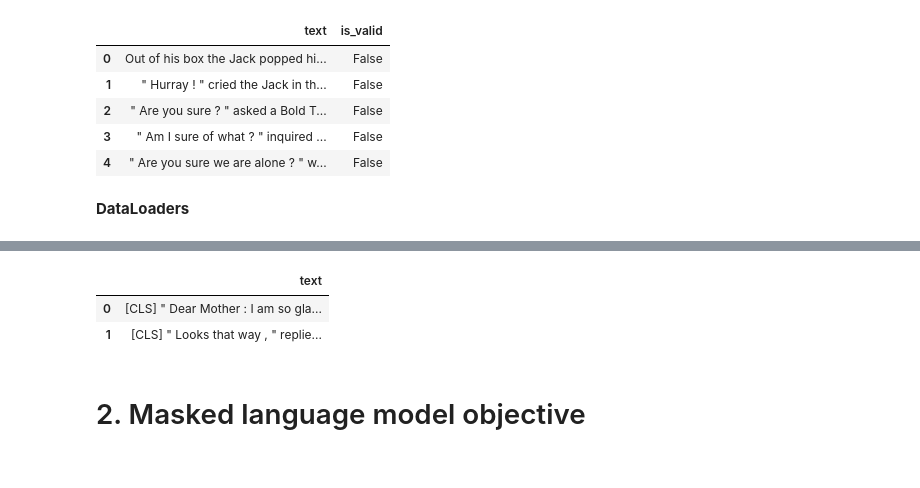
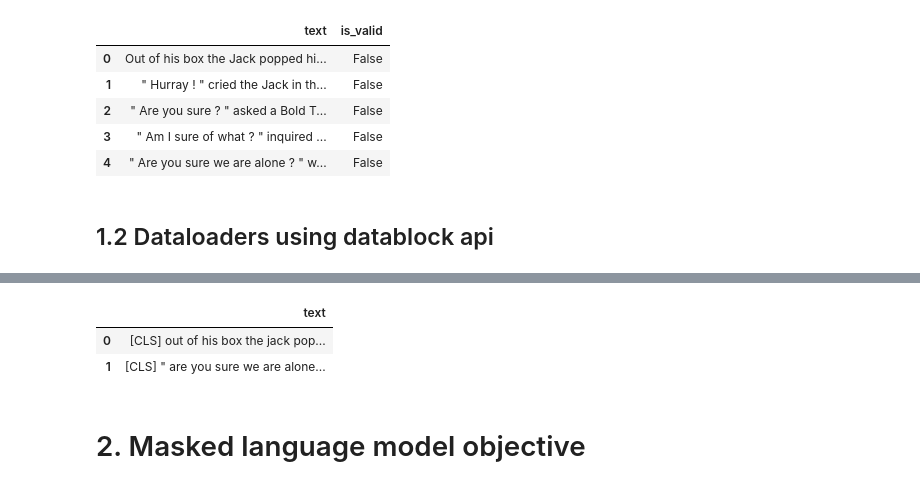
Before and after one commit to richarddwang/electra_pytorch, a Jupyter notebook: MLM_pretraing_with_fastai.ipynb, the cells around one changed output, grey strips where cells are left out. Drawn from its saved outputs; the diff is of its cells as text; code cells hidden in the pictures.

```diff
--- a/MLM_pretraing_with_fastai.ipynb
+++ b/MLM_pretraing_with_fastai.ipynb
@@ -27,0 +29,10 @@ HBox(children=(IntProgress(value=0, description='Downloading', max=213450, style
+# %%
+""" tokenizer and fast tokenizer
+We use normal tokenizer to get vocab, use fast tokenizer to convert tokens to ids.
+Because we can't get vocab from fast tokenizer and fast tokenizer is faster,
+and they have the same token-id mapping.
+"""
+hf_tokenizer = ElectraTokenizer.from_pretrained("google/electra-small-generator")
+hf_fast_tokenizer = ElectraTokenizerFast.from_pretrained("google/electra-small-generator")
+electra_generator = ElectraForMaskedLM.from_pretrained('google/electra-small-generator')
+electra_discriminator = ElectraForPreTraining.from_pretrained('google/electra-small-discriminator')
@@ -40,29 +65,37 @@ df.head()
 | 2 | " Are you sure ? " asked a Bold T... | False |
 | 3 | " Am I sure of what ? " inquired ... | False |
 | 4 | " Are you sure we are alone ? " w... | False |
-# %% [markdown]
-**DataLoaders**
+# %% [markdown]
+## 1.2 Dataloaders using datablock api
 # %%
-db = DataBlock(splitter=ColSplitter(),
-              blocks=HF_TextBlock.from_df('text', hf_tokenizer),
+db = MyDataBlock(splitter=ColSplitter(),
+              blocks=HF_TextBlock.from_df('text', hf_fast_tokenizer,
+                                          vocab=list(hf_tokenizer.get_vocab()),
+                                          rules=[lambda x: x.replace('<unk>', hf_tokenizer.unk_token)]),
               get_x=ColReader('text'),)
 """ Note:
 If you don't cancel pad first, you will get input with variable number of pad before sentence.
 like 'pad ... pad pad I am input x pad .. pad pad'
 Which you may cause add wrong position's position embeddings when using transformer architecture
 """
-dls = db.dataloaders(df, shuffle_train=False, pad_first=False)
+dls = db.dataloaders(df, shuffle_train=False, bs=128,
+                     dl_type=partial(TextDataloader,
+                                     max_seq_len=150,
+                                     agg_mode='lines',
+                                     remove_heads=True,
+                                     remove_tails=True,
+                                     bos_idx_add=hf_tokenizer.cls_token_id,
+                                     eos_idx_add=hf_tokenizer.sep_token_id))
 """ Note:
 fastai wiil assure data and model are on the same device, so we just need to specify device for dataloaders,
 and fastai will infer and move model to that device.
 """
-if torch.cuda.is_available(): dls.cuda()
-dls.show_batch(max_n=2)
+dls.show_batch(max_n=2, trunc_at=None) # trunc_at=None: don't cut the text when longer than 150
 # %% [output]
 [interactive output not drawn]
 |  | text |
-| 0 | [CLS] " Dear Mother : I am so gla... |
-| 1 | [CLS] " Looks that way , " replie... |
+| 0 | [CLS] out of his box the jack pop... |
+| 1 | [CLS] " are you sure we are alone... |
 # %% [markdown]
 # 2. Masked language model objective
 # %% [markdown]
```
Also changed, not shown: parts of 13 cells of this notebook.
